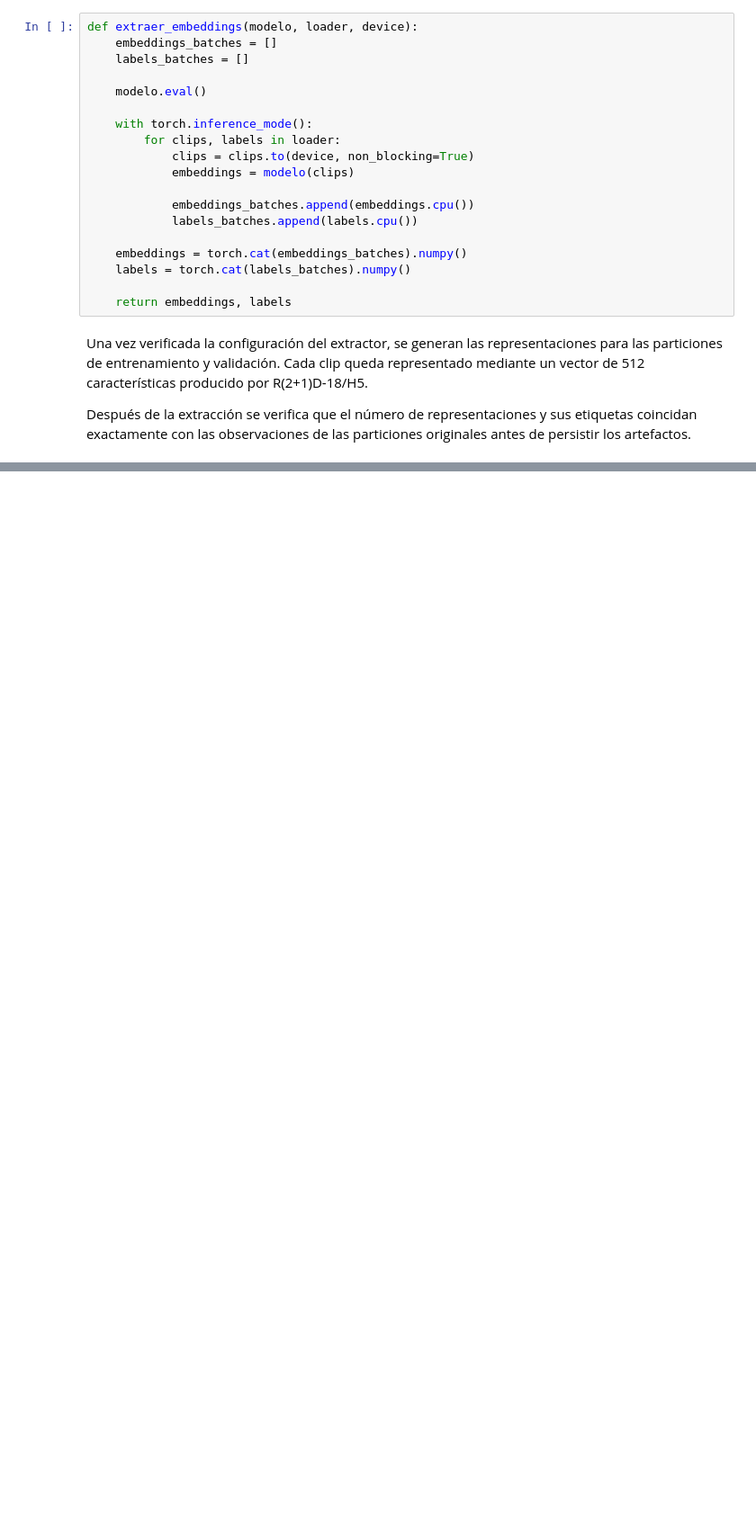
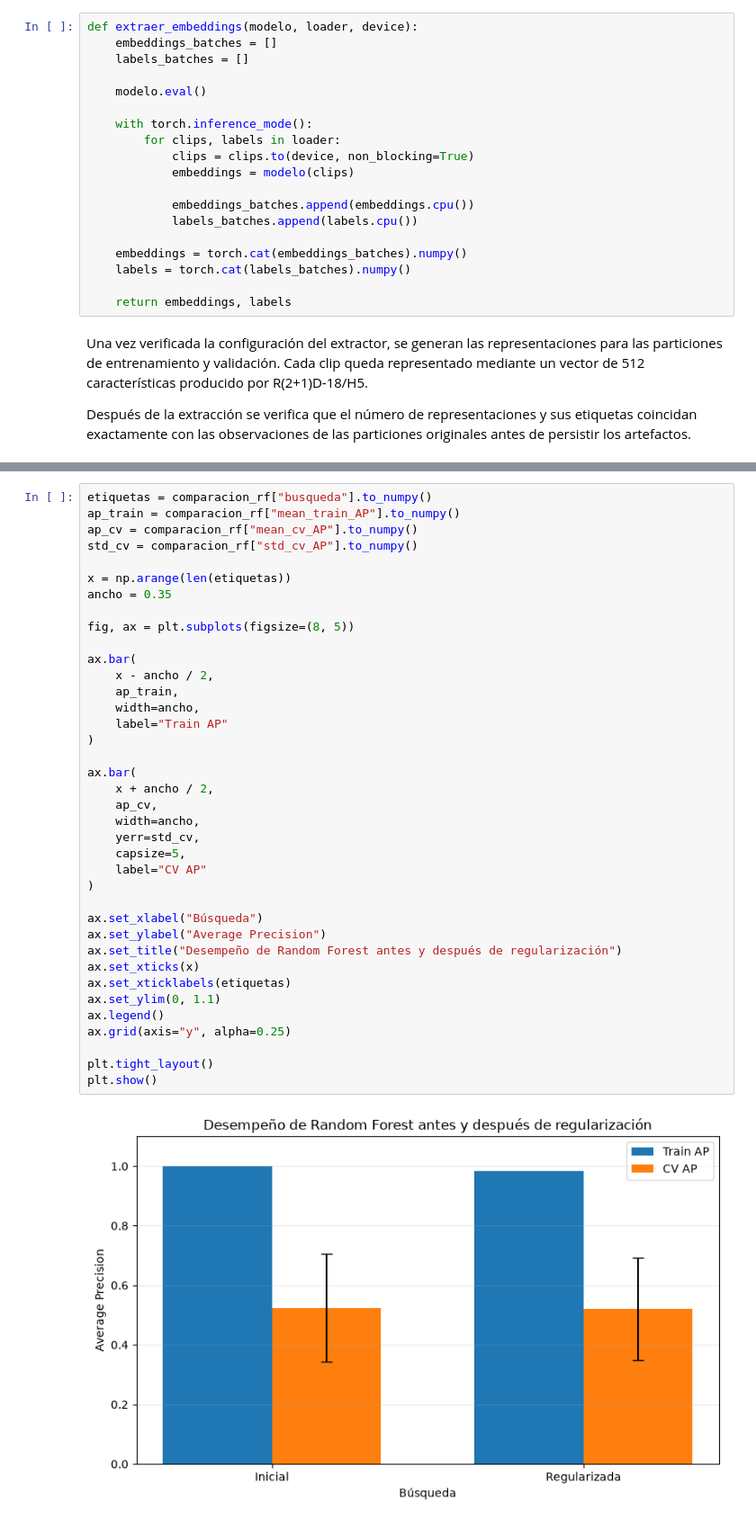
Before and after one commit to joseluistinajero/MNA---Proyecto-Integrador, a Jupyter notebook: Notebooks/Avance5_Equipo41.ipynb, the cells around one changed output, grey strips where cells are left out. Shown at 90% size. Saved outputs shown, nothing was run; the diff lists cells and outputs as text; blank space fills up the shorter version.

```diff
--- a/Notebooks/Avance5_Equipo41.ipynb
+++ b/Notebooks/Avance5_Equipo41.ipynb
@@ -1030,0 +1831,40 @@ Tiempo de extracción: 273.29 s
+# %%
+etiquetas = comparacion_rf["busqueda"].to_numpy()
+ap_train = comparacion_rf["mean_train_AP"].to_numpy()
+ap_cv = comparacion_rf["mean_cv_AP"].to_numpy()
+std_cv = comparacion_rf["std_cv_AP"].to_numpy()
+
+x = np.arange(len(etiquetas))
+ancho = 0.35
+
+fig, ax = plt.subplots(figsize=(8, 5))
+
+ax.bar(
+    x - ancho / 2,
+    ap_train,
+    width=ancho,
+    label="Train AP"
+)
+
+ax.bar(
+    x + ancho / 2,
+    ap_cv,
+    width=ancho,
+    yerr=std_cv,
+    capsize=5,
+    label="CV AP"
+)
+
+ax.set_xlabel("Búsqueda")
+ax.set_ylabel("Average Precision")
+ax.set_title("Desempeño de Random Forest antes y después de regularización")
+ax.set_xticks(x)
+ax.set_xticklabels(etiquetas)
+ax.set_ylim(0, 1.1)
+ax.legend()
+ax.grid(axis="y", alpha=0.25)
+
+plt.tight_layout()
+plt.show()
+# %% [output]
+[figure, added]
```
Also changed, not shown: parts of 134 cells of this notebook, 22 other files.
